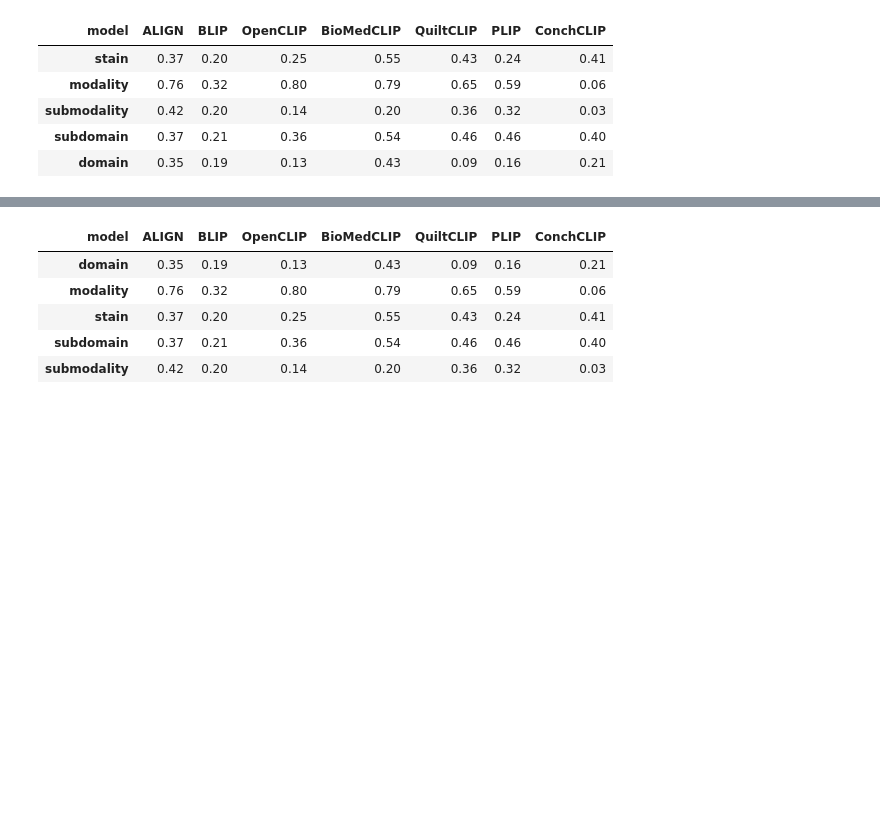
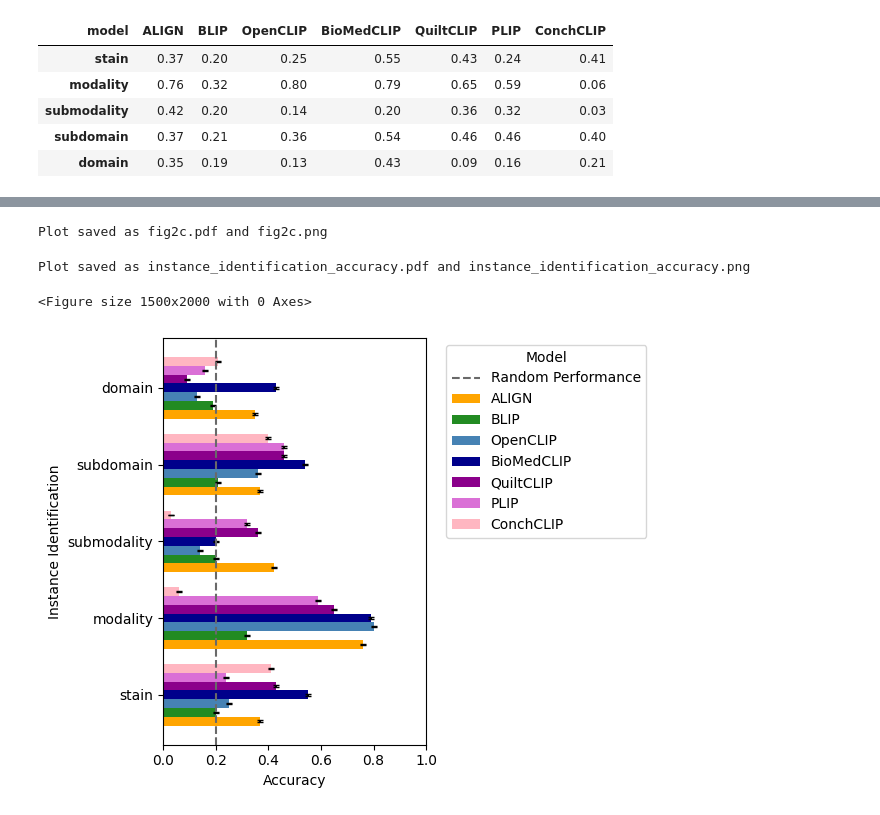
Before and after one commit to Ale9806/eVLLM, a Jupyter notebook: src/evlm/plots/Untitled.ipynb, the cells around one changed output, grey strips where cells are left out. Cells and saved outputs as stored; diff of their text form; code cells hidden in the pictures; blank space fills up the shorter version.

```diff
--- a/src/evlm/plots/Untitled.ipynb
+++ b/src/evlm/plots/Untitled.ipynb
@@ -31,5 +48,18 @@ model_colors = {
     'PLIP': 'orchid',
     'ConchCLIP': 'lightpink'
 }
+# %%
+def save_plot(plt,output_name:str):
+    # Save the plot as PDF and PNG with 300 DPI
+    pdf_path = f"{output_name}.pdf"
+    png_path = f"{output_name}.png"
+    plt.savefig(pdf_path, dpi=300)
+    plt.savefig(png_path, dpi=300)
+    plt.close()
+
+    # Close the plot
+
+
+    print(f"Plot saved as {pdf_path} and {png_path}")
 # %%
 random_performance=0.2
@@ -55,9 +78,14 @@ plt.show()
-# %%
-df_transposed
-# %% [output]
-| model | ALIGN | BLIP | OpenCLIP | BioMedCLIP | QuiltCLIP | PLIP | ConchCLIP |
-| domain | 0.35 | 0.19 | 0.13 | 0.43 | 0.09 | 0.16 | 0.21 |
-| modality | 0.76 | 0.32 | 0.80 | 0.79 | 0.65 | 0.59 | 0.06 |
-| stain | 0.37 | 0.20 | 0.25 | 0.55 | 0.43 | 0.24 | 0.41 |
-| subdomain | 0.37 | 0.21 | 0.36 | 0.54 | 0.46 | 0.46 | 0.40 |
-| submodality | 0.42 | 0.20 | 0.14 | 0.20 | 0.36 | 0.32 | 0.03 |
+# %%
+random_performance=0.2
+plt.figure(figsize=(12, 15))
+df_c.plot(kind='barh', ax=plt.gca(), width=0.8,color=[model_colors[model] for model in df_transposed.columns])
+plt.axvline(x=random_performance, color='dimgray', linestyle='--', label='Random Performance')
+plt.xlabel('Accuracy')
+plt.ylabel('Classification')
+plt.legend(title='Model', bbox_to_anchor=(1.05, 1), loc='upper left')
+plt.xlim(0,1)
+plt.tight_layout()
+save_plot(plt,output_name="fig2c")
+plt.show()
+# %% [output]
+Plot saved as fig2c.pdf and fig2c.png
@@ -63,0 +142,23 @@ df_transposed
+# %%
+
+
+
+# Plot Instance Identification
+plt.figure(figsize=(15, 20))
+ax = df_values.loc[['stain', 'modality', 'submodality', 'subdomain', 'domain']].plot(kind='barh',
+                                                                                     yerr=df_errors.loc[['stain', 'modality', 'submodality', 'subdomain', 'domain']],
+                                                                                     capsize=2,
+                                                                                     width=0.8,
+                                                                                     color=[model_colors[model] for model in df_values.columns])
+plt.axvline(x=0.2, color='dimgray', linestyle='--', label='Random Performance')
+plt.xlabel('Accuracy')
+plt.ylabel('Instance Identification')
+plt.legend(title='Model', bbox_to_anchor=(1.05, 1), loc='upper left')
+plt.xlim(0, 1)
+plt.tight_layout()
+save_plot(plt, output_name="instance_identification_accuracy")
+plt.show()
+# %% [output]
+Plot saved as instance_identification_accuracy.pdf and instance_identification_accuracy.png
+<Figure size 1500x2000 with 0 Axes>
+[figure, added]
```
Also changed, not shown: parts of 10 cells of this notebook, 12 other files.
